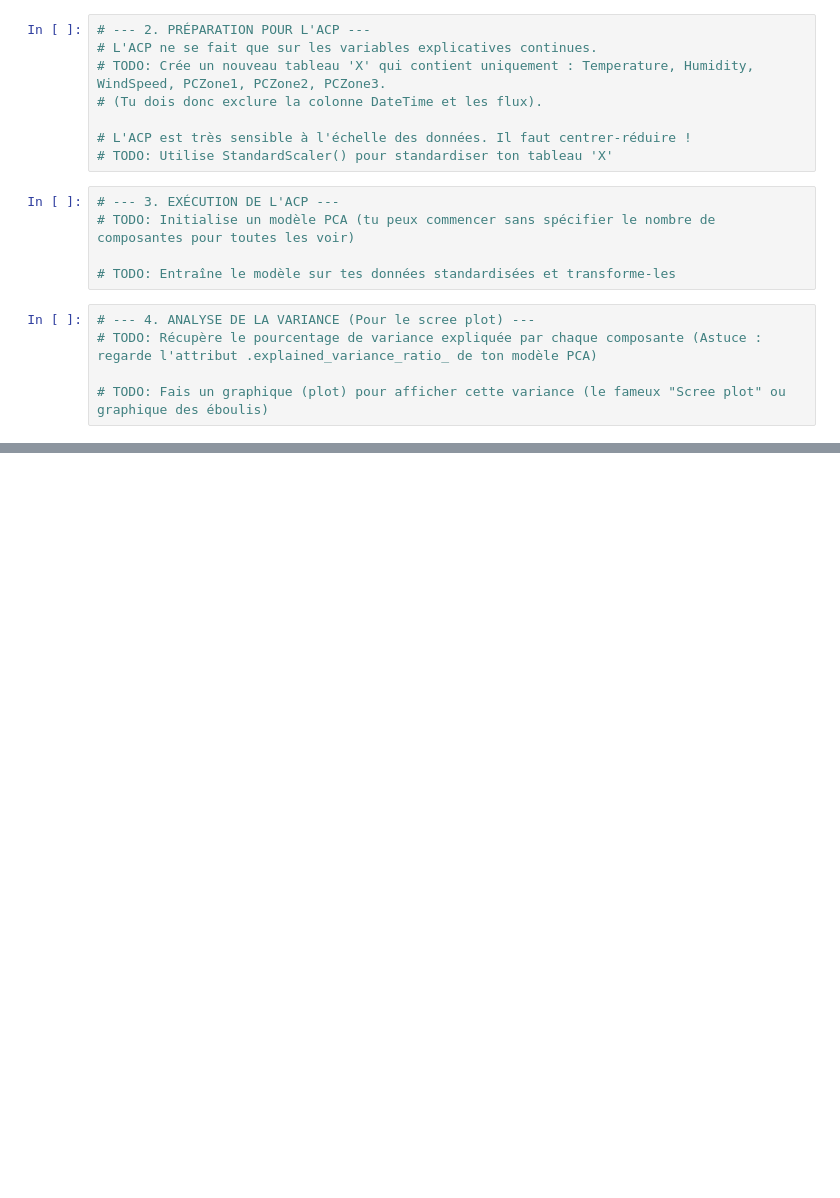
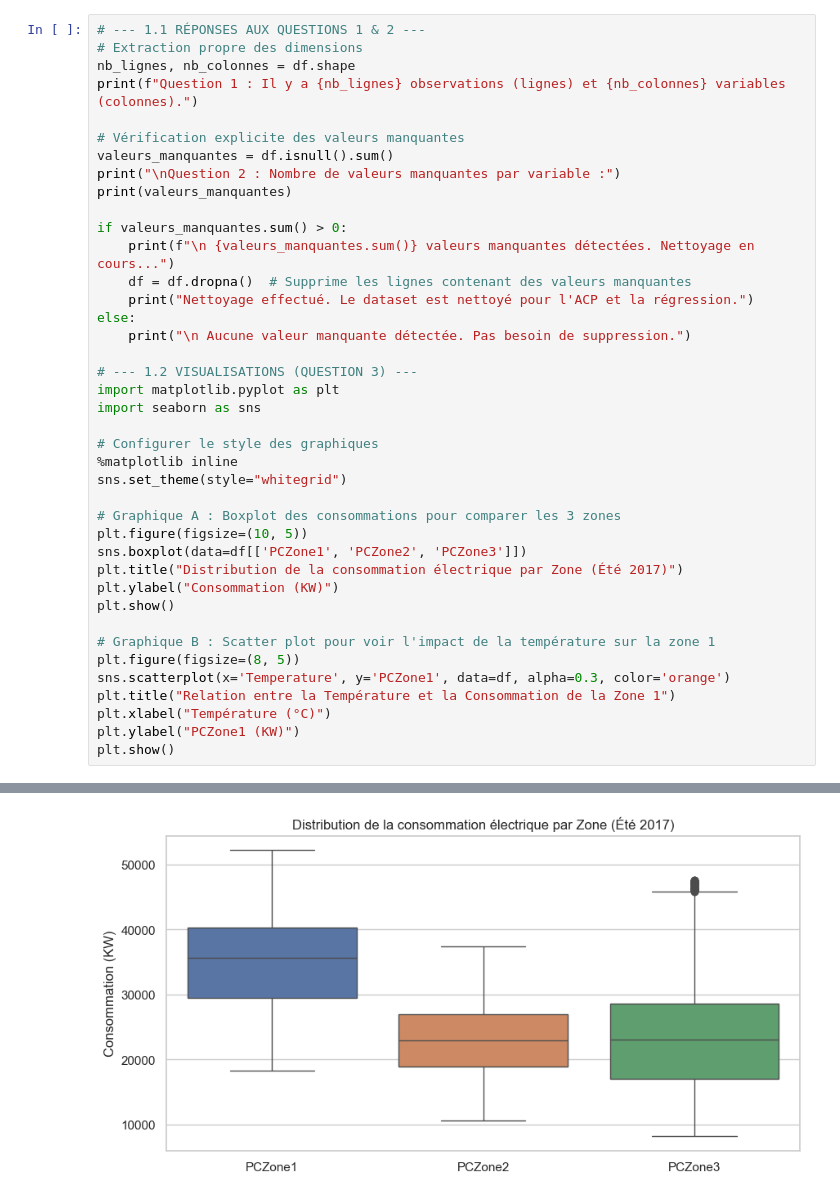
Before and after one commit to 0xBenD/G7-Projet-Data, a Jupyter notebook: project.ipynb, the cells around one changed output, grey strips where cells are left out. Cells and saved outputs as stored; diff of their text form; blank space fills up the shorter version.

```diff
--- a/project.ipynb
+++ b/project.ipynb
@@ -57,21 +60,44 @@ memory usage: 931.6 KB
 | 50% | 25.140000 | 65.050000 | 4.910000 | 61.540000 | 35.030000 | 35604.955750 | 22900.105600 | 23051.926500 |
 | 75% | 27.430000 | 78.300000 | 4.919000 | 526.100000 | 100.200000 | 40238.628617 | 27002.361105 | 28540.920500 |
 | max | 40.010000 | 93.800000 | 4.998000 | 978.000000 | 558.700000 | 52204.395120 | 37408.860760 | 47598.326360 |
-# %%
-# --- 2. PRÉPARATION POUR L'ACP ---
-# L'ACP ne se fait que sur les variables explicatives continues.
-# TODO: Crée un nouveau tableau 'X' qui contient uniquement : Temperature, Humidity, WindSpeed, PCZone1, PCZone2, PCZone3.
-# (Tu dois donc exclure la colonne DateTime et les flux).
-
-# L'ACP est très sensible à l'échelle des données. Il faut centrer-réduire !
-# TODO: Utilise StandardScaler() pour standardiser ton tableau 'X'
-# %%
-# --- 3. EXÉCUTION DE L'ACP ---
-# TODO: Initialise un modèle PCA (tu peux commencer sans spécifier le nombre de composantes pour toutes les voir)
-
-# TODO: Entraîne le modèle sur tes données standardisées et transforme-les
-# %%
-# --- 4. ANALYSE DE LA VARIANCE (Pour le scree plot) ---
-# TODO: Récupère le pourcentage de variance expliquée par chaque composante (Astuce : regarde l'attribut .explained_variance_ratio_ de ton modèle PCA)
-
-# TODO: Fais un graphique (plot) pour afficher cette variance (le fameux "Scree plot" ou graphique des éboulis)
+# %%
+# --- 1.1 RÉPONSES AUX QUESTIONS 1 & 2 ---
+# Extraction propre des dimensions
+nb_lignes, nb_colonnes = df.shape
+print(f"Question 1 : Il y a {nb_lignes} observations (lignes) et {nb_colonnes} variables (colonnes).")
+
+# Vérification explicite des valeurs manquantes
+valeurs_manquantes = df.isnull().sum()
+print("\nQuestion 2 : Nombre de valeurs manquantes par variable :")
+print(valeurs_manquantes)
+
+if valeurs_manquantes.sum() > 0:
+    print(f"\n {valeurs_manquantes.sum()} valeurs manquantes détectées. Nettoyage en cours...")
+    df = df.dropna()  # Supprime les lignes contenant des valeurs manquantes
+    print("Nettoyage effectué. Le dataset est nettoyé pour l'ACP et la régression.")
+else:
+    print("\n Aucune valeur manquante détectée. Pas besoin de suppression.")
+
+# --- 1.2 VISUALISATIONS (QUESTION 3) ---
+import matplotlib.pyplot as plt
+import seaborn as sns
+
+# Configurer le style des graphiques
+%matplotlib inline
+sns.set_theme(style="whitegrid")
+
+# Graphique A : Boxplot des consommations pour comparer les 3 zones
+plt.figure(figsize=(10, 5))
+sns.boxplot(data=df[['PCZone1', 'PCZone2', 'PCZone3']])
+plt.title("Distribution de la consommation électrique par Zone (Été 2017)")
+plt.ylabel("Consommation (KW)")
+plt.show()
+
+# Graphique B : Scatter plot pour voir l'impact de la température sur la zone 1
+plt.figure(figsize=(8, 5))
+sns.scatterplot(x='Temperature', y='PCZone1', data=df, alpha=0.3, color='orange')
+plt.title("Relation entre la Température et la Consommation de la Zone 1")
+plt.xlabel("Température (°C)")
+plt.ylabel("PCZone1 (KW)")
+plt.show()
+# %% [output]
@@ -77,0 +119 @@ memory usage: 931.6 KB
+[figure, added]
```
Also changed, not shown: parts of 4 cells of this notebook.
